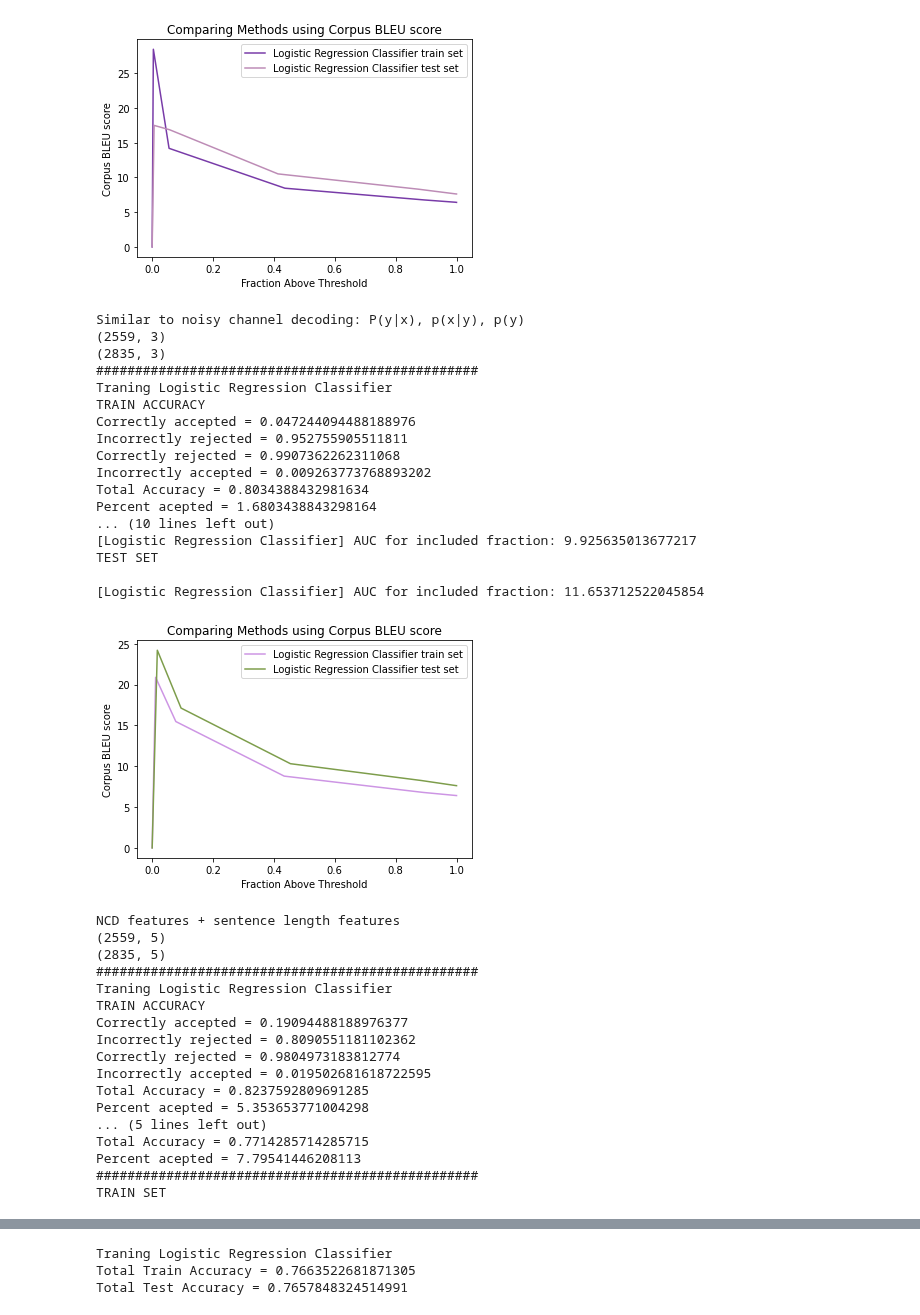
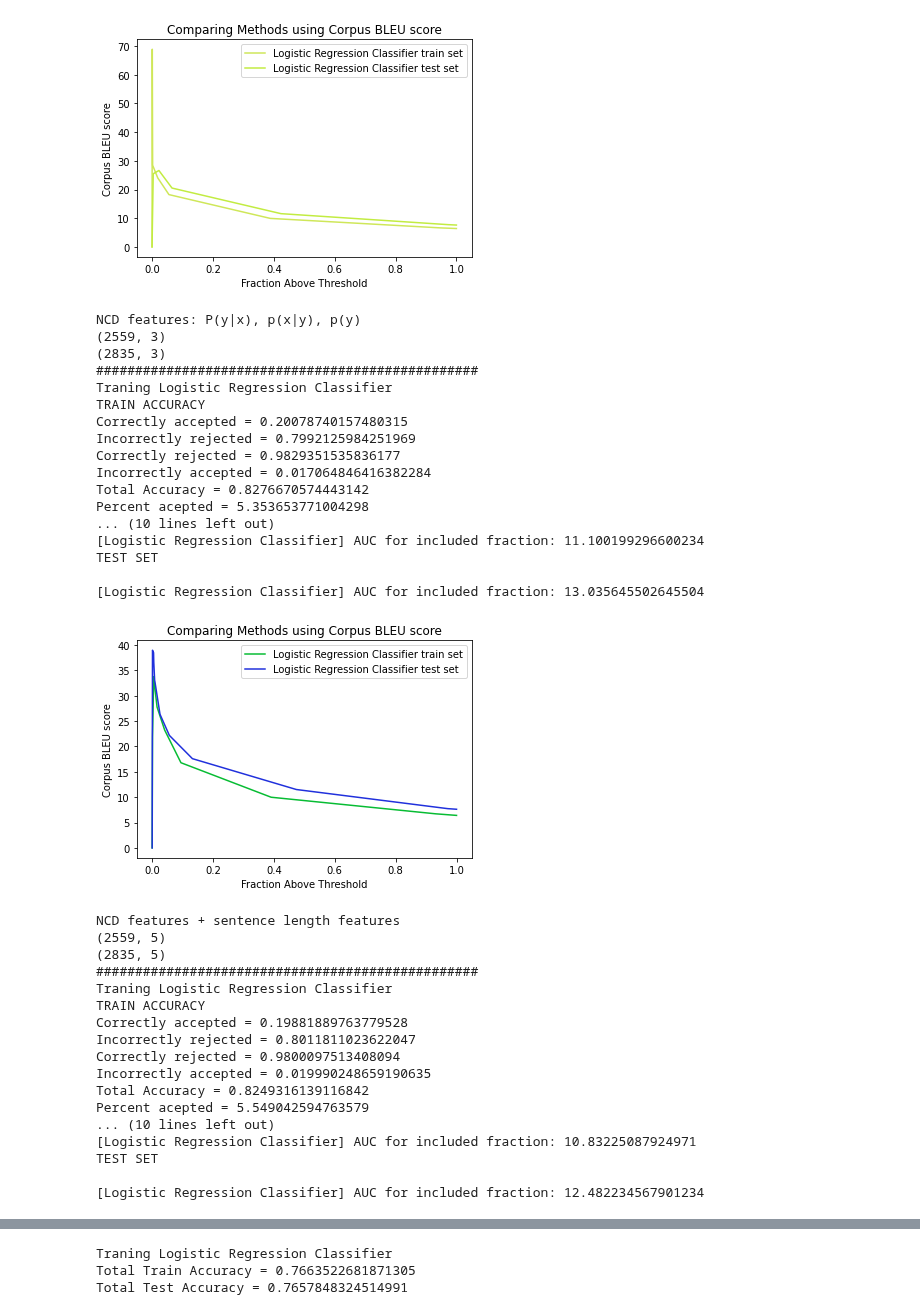
Before and after one commit to DhruvaBansal00/ConfidentMT, a Jupyter notebook: FeatureSubsetBinaryClassifers.ipynb, the cells around one changed output, grey strips where cells are left out. Drawn from its saved outputs; the diff is of its cells as text; code cells hidden in the pictures.

```diff
--- a/FeatureSubsetBinaryClassifers.ipynb
+++ b/FeatureSubsetBinaryClassifers.ipynb
@@ -383,27 +382,23 @@ def getTrainTestSets(trainTranslations, testTranslations, threshold_train, thres
 # featuresUsed = [0, 5, 6, 10, 11, 12, 13, 14, 15, 17, 18, 19, 20]
 # featuresUsed = [0, 1, 2, 3, 5, 6, 7, 8, 9, 10, 11, 12, 13, 14, 15, 16, 17, 18, 19, 20, 21] ##All
 avgLogProb = [False, False, False, False]
-featuresUsed = [0, 1, 2, 3, 5, 6, 7, 10, 11, 12, 13, 14, 15, 16, 17, 18, 19, 20, 21]
+featuresUsed = [0, 1, 2, 3, 5, 6, 7, 11, 12, 13, 14, 15, 16, 17, 18, 19, 20, 21]
 # featuresUsed = [10, 11, 12]
-featureSubsets = [[10], #just baseline Forward Model score [P(T|S)]
-                  [10, 11, 12], #Similar to noisy channel decoding: P(y|x), p(x|y), p(y)
-                  [10, 11, 12, 19, 20], #Like above + sentence length features
-                  [0, 10, 11, 12, 19, 20], #Like above + average Logprob + sentence length features
-                  [0, 5, 6, 10, 11, 12, 19, 20], #Like above + average Logprob + sentence length features + Rare words
-                  [0, 10, 11, 12, 13, 14, 19, 20], #Like above + average Logprob + sentence length features + end of sentence identifiers
-                  [10, 11, 12, 16, 17, 18], #Like above + ngram features
-                  [0, 10, 11, 12, 16, 17, 18], #Like above + average Logprob + ngram features
-                  [0, 5, 6, 10, 11, 12, 13, 14, 19, 20] #Like above + average Logprob + sentence length features + Rare words + end of sentence identifiers
+featureSubsets = [[0], #just baseline Forward Model score [P(T|S)]
+                  [0, 11, 12], #Similar to noisy channel decoding: P(y|x), p(x|y), p(y)
+                  [0, 11, 12, 19, 20], #Like above + sentence length features
+                  [0, 11, 12, 16, 17, 18], #Like above + ngram features
+                  [0, 5, 6, 11, 12, 19, 20], #Like above + sentence length features + Rare words
+                  [0, 11, 12, 13, 14, 19, 20], #Like above + sentence length features + end of sentence identifiers
+                  [0, 5, 6, 11, 12, 13, 14, 19, 20] #Like above + sentence length features + Rare words + end of sentence identifiers
                   ]
-featureSubsetDetails = ["Just baseline Forward Model score [P(T|S)]",
-                        "Similar to noisy channel decoding: P(y|x), p(x|y), p(y)",
+featureSubsetDetails = ["Just Forward Model score P(y|x)",
+                        "NCD features: P(y|x), p(x|y), p(y)",
                         "NCD features + sentence length features",
-                        "NCD features + average Logprob + sentence length features",
-                        "NCD features + average Logprob + sentence length features + Rare words",
-                        "NCD features + average Logprob + sentence length features + end of sentence identifiers",
                         "NCD features + ngram features",
-                        "NCD features + average Logprob + ngram features",
-                        "NCD features + average Logprob + sentence length features + Rare words + end of sentence identifiers"]
+                        "NCD features + sentence length features + Rare words",
+                        "NCD features + sentence length features + end of sentence identifiers",
+                        "NCD features + sentence length features + Rare words + end of sentence identifiers"]
 
 trainThresholds = [np.linspace(1, 60, 25).tolist(), np.linspace(1, 60, 25).tolist(), np.linspace(1, 60, 25).tolist(), np.linspace(1, 60, 25).tolist()]
 testThresholds = [np.linspace(1, 60, 25).tolist(), np.linspace(1, 60, 25).tolist(), np.linspace(1, 60, 25).tolist(), np.linspace(1, 60, 25).tolist()]
@@ -437,7 +432,7 @@ printDatasetClassProp(fullTrainY)
 print("TEST SET CLASS PROPORTIONS")
 printDatasetClassProp(fullTestY)
 print()
-classifiers = [trainMLPClassifier]
+classifiers = [trainLogisticRegressionClassifier]
 
 trainFeatures.close()
 trainLabels.close()
@@ -558,36 +553,36 @@ TEST SET
-[figure, old version]
+[figure, new version]
-Similar to noisy channel decoding: P(y|x), p(x|y), p(y)
+NCD features: P(y|x), p(x|y), p(y)
 (2559, 3)
 (2835, 3)
 #################################################
 Traning Logistic Regression Classifier
 TRAIN ACCURACY
-Correctly accepted = 0.047244094488188976
-Incorrectly rejected = 0.952755905511811
-Correctly rejected = 0.9907362262311068
-Incorrectly accepted = 0.009263773768893202
-Total Accuracy = 0.8034388432981634
-Percent acepted = 1.6803438843298164
+Correctly accepted = 0.20078740157480315
+Incorrectly rejected = 0.7992125984251969
+Correctly rejected = 0.9829351535836177
+Incorrectly accepted = 0.017064846416382284
+Total Accuracy = 0.8276670574443142
+Percent acepted = 5.353653771004298
 ... (10 lines left out)
-[Logistic Regression Classifier] AUC for included fraction: 9.925635013677217
+[Logistic Regression Classifier] AUC for included fraction: 11.100199296600234
 TEST SET
 
-[Logistic Regression Classifier] AUC for included fraction: 11.653712522045854
+[Logistic Regression Classifier] AUC for included fraction: 13.035645502645504
-[figure, old version]
+[figure, new version]
 NCD features + sentence length features
 (2559, 5)
 (2835, 5)
 #################################################
 Traning Logistic Regression Classifier
 TRAIN ACCURACY
-Correctly accepted = 0.19094488188976377
-Incorrectly rejected = 0.8090551181102362
-Correctly rejected = 0.9804973183812774
-Incorrectly accepted = 0.019502681618722595
-Total Accuracy = 0.8237592809691285
-Percent acepted = 5.353653771004298
-... (5 lines left out)
-Total Accuracy = 0.7714285714285715
-Percent acepted = 7.79541446208113
-#################################################
-TRAIN SET
+Correctly accepted = 0.19881889763779528
+Incorrectly rejected = 0.8011811023622047
+Correctly rejected = 0.9800097513408094
+Incorrectly accepted = 0.019990248659190635
+Total Accuracy = 0.8249316139116842
+Percent acepted = 5.549042594763579
+... (10 lines left out)
+[Logistic Regression Classifier] AUC for included fraction: 10.83225087924971
+TEST SET
+
+[Logistic Regression Classifier] AUC for included fraction: 12.482234567901234
```
Also changed, not shown: parts of 4 cells of this notebook.
